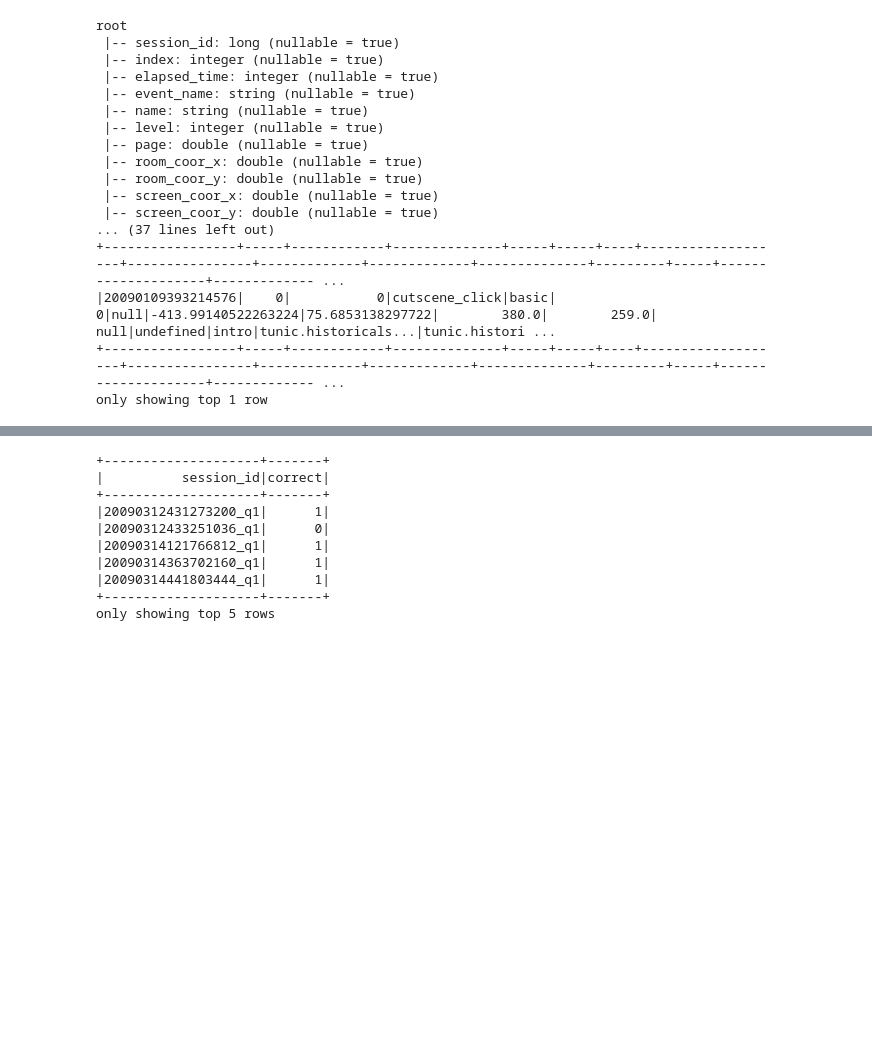
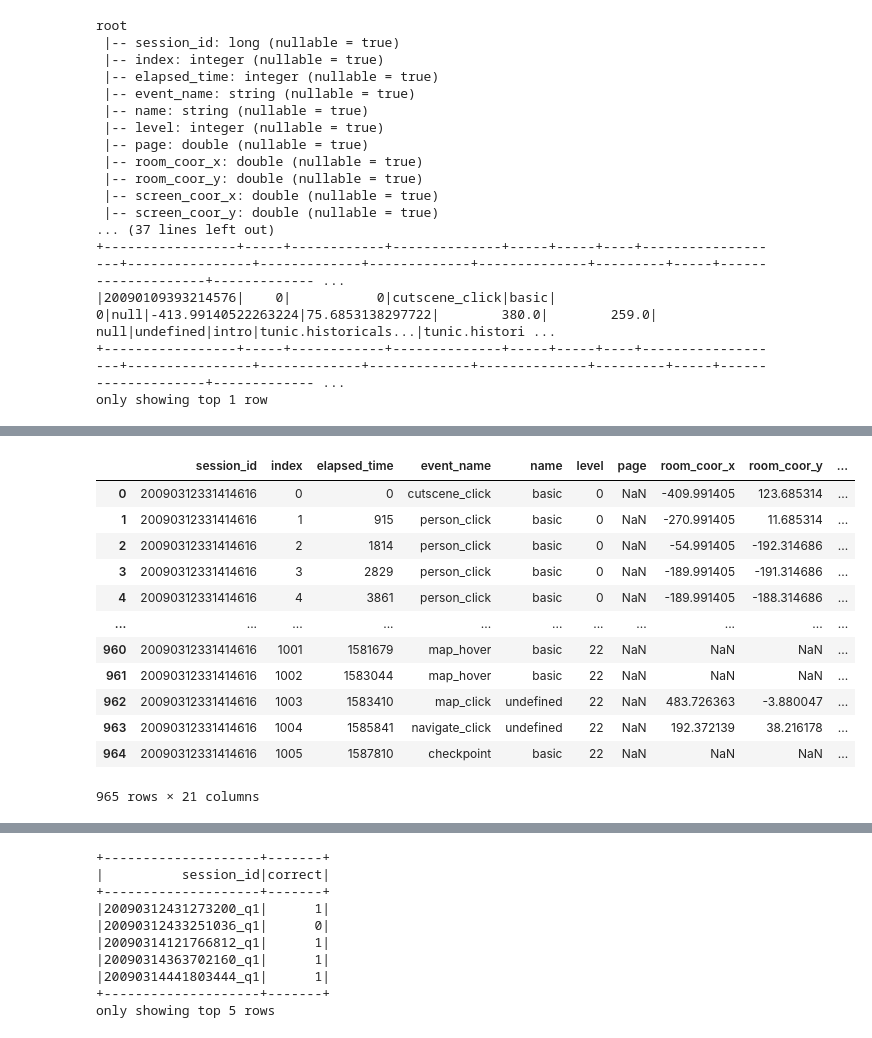
Before and after one commit to notPlancha/pbd, a Jupyter notebook: Processo.ipynb, the cells around one changed output, grey strips where cells are left out. Saved outputs shown, nothing was run; the diff lists cells and outputs as text; code cells hidden in the pictures; blank space fills up the shorter version.

```diff
--- a/Processo.ipynb
+++ b/Processo.ipynb
@@ -154,0 +151,16 @@ only showing top 1 row
+# %%
+df_teste.filter(F.expr('session_id == 20090312331414616')).toPandas()
+# %% [output]
+|  | session_id | index | elapsed_time | event_name | name | level | page | room_coor_x | room_coor_y | ... |
+| 0 | 20090312331414616 | 0 | 0 | cutscene_click | basic | 0 | NaN | -409.991405 | 123.685314 | ... |
+| 1 | 20090312331414616 | 1 | 915 | person_click | basic | 0 | NaN | -270.991405 | 11.685314 | ... |
+| 2 | 20090312331414616 | 2 | 1814 | person_click | basic | 0 | NaN | -54.991405 | -192.314686 | ... |
+| 3 | 20090312331414616 | 3 | 2829 | person_click | basic | 0 | NaN | -189.991405 | -191.314686 | ... |
+| 4 | 20090312331414616 | 4 | 3861 | person_click | basic | 0 | NaN | -189.991405 | -188.314686 | ... |
+| ... | ... | ... | ... | ... | ... | ... | ... | ... | ... | ... |
+| 960 | 20090312331414616 | 1001 | 1581679 | map_hover | basic | 22 | NaN | NaN | NaN | ... |
+| 961 | 20090312331414616 | 1002 | 1583044 | map_hover | basic | 22 | NaN | NaN | NaN | ... |
+| 962 | 20090312331414616 | 1003 | 1583410 | map_click | undefined | 22 | NaN | 483.726363 | -3.880047 | ... |
+| 963 | 20090312331414616 | 1004 | 1585841 | navigate_click | undefined | 22 | NaN | 192.372139 | 38.216178 | ... |
+| 964 | 20090312331414616 | 1005 | 1587810 | checkpoint | basic | 22 | NaN | NaN | NaN | ... |
+965 rows × 21 columns
```
Also changed, not shown: parts of 30 cells of this notebook.
